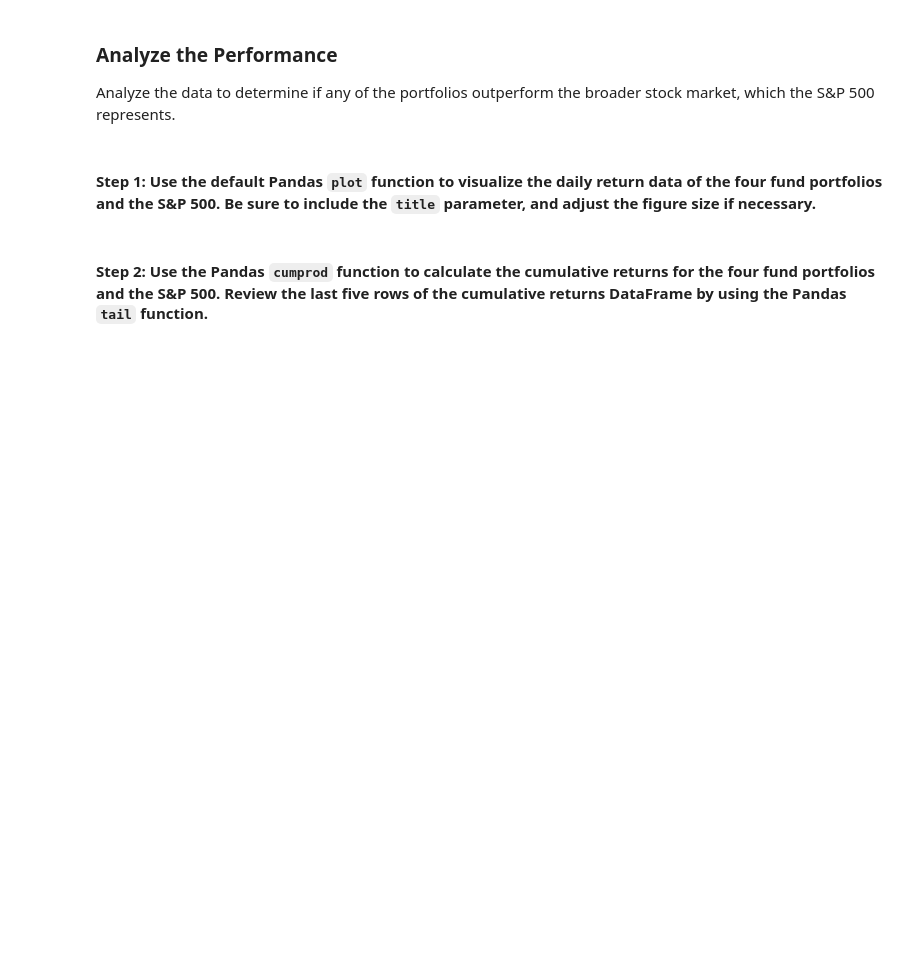
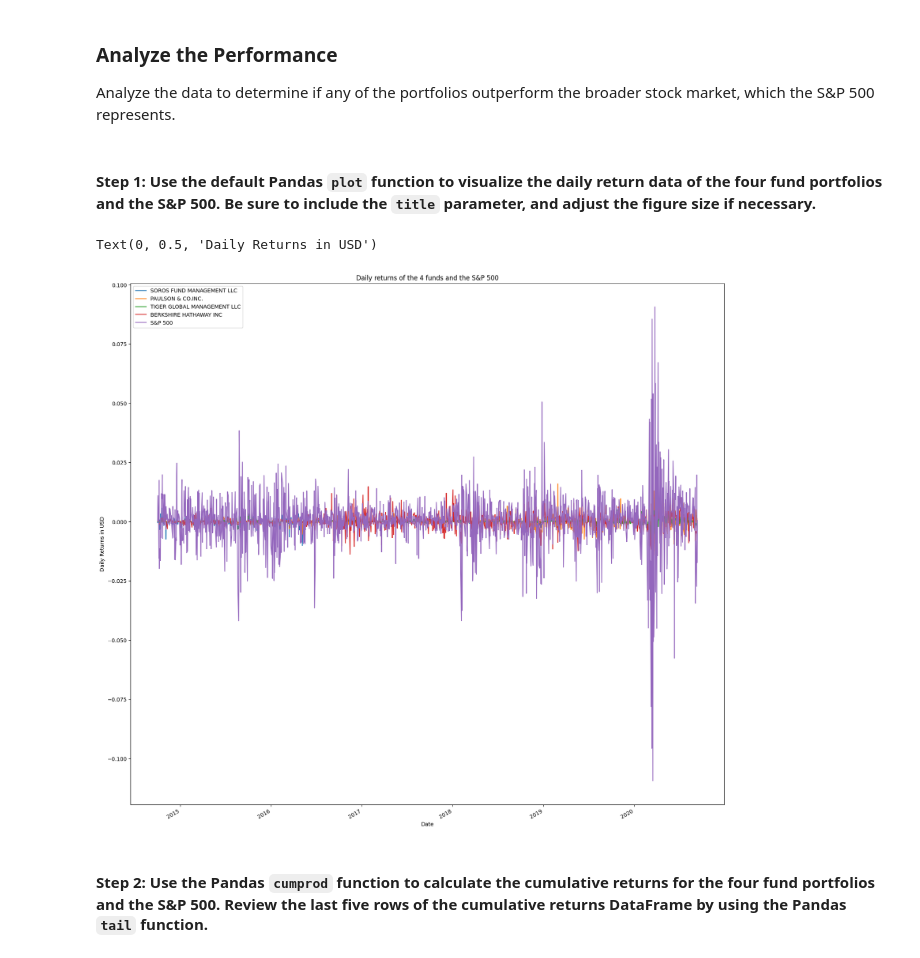
Before and after one commit to justinvalli/Challenge_4, a Jupyter notebook: Starter_Code/risk_return_analysis.ipynb, the cells around one changed output. Saved outputs shown, nothing was run; the diff lists cells and outputs as text; code cells hidden in the pictures; blank space fills up the shorter version.

```diff
--- a/Starter_Code/risk_return_analysis.ipynb
+++ b/Starter_Code/risk_return_analysis.ipynb
@@ -155,7 +155,16 @@ Analyze the data to determine if any of the portfolios outperform the broader st
 # %%
 # Plot the daily return data of the 4 funds and the S&P 500
 # Inclue a title parameter and adjust the figure size
-# YOUR CODE HERE
+
+ax = daily_returns_df.plot(figsize = (20,20), title = "Daily returns of the 4 funds and the S&P 500")
+
+# Add labels
+
+ax.set_xlabel('Date')
+ax.set_ylabel('Daily Returns in USD')
+# %% [output]
+Text(0, 0.5, 'Daily Returns in USD')
+[figure, added]
 # %% [markdown]
 #### Step 2: Use the Pandas `cumprod` function to calculate the cumulative returns for the four fund portfolios and the S&P 500. Review the last five rows of the cumulative returns DataFrame by using the Pandas `tail` function.
 # %%
```
Also changed, not shown: parts of 14 cells of this notebook.
